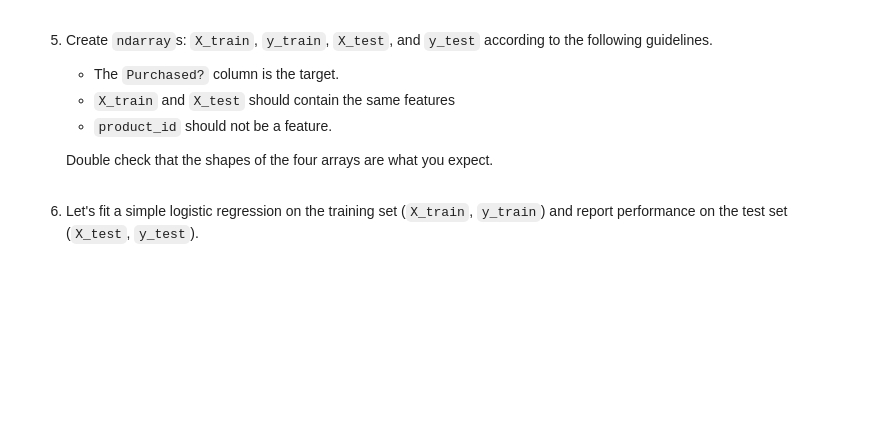
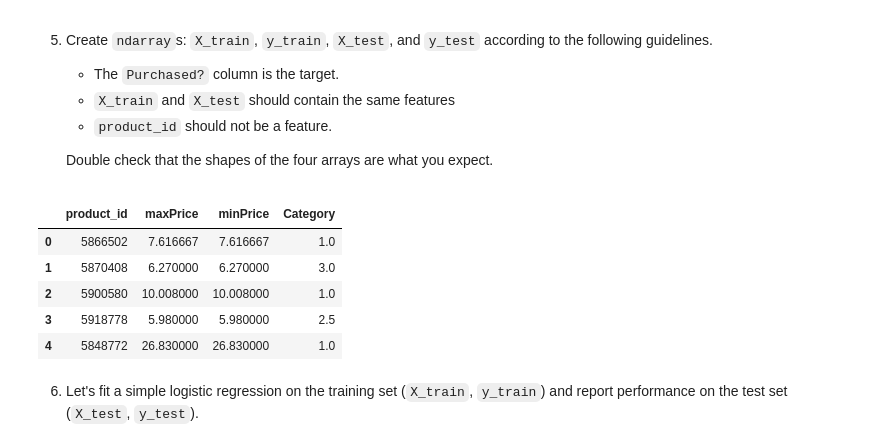
Before and after one commit to yinghu-math/mle9-yinghu, a Jupyter notebook: assignments/week-8-unsupervised-ML/nb/new-product-launch.ipynb, the cells around one changed output. Drawn from its saved outputs; the diff is of its cells as text; code cells hidden in the pictures; blank space fills up the shorter version.

```diff
--- a/assignments/week-8-unsupervised-ML/nb/new-product-launch.ipynb
+++ b/assignments/week-8-unsupervised-ML/nb/new-product-launch.ipynb
@@ -608,6 +605,15 @@ The purchase rate in new:
     Double check that the shapes of the four arrays are what you expect.
 # %%
 # YOUR CODE HERE
-y = new.pop('Purchased?')
-X = new.copy().drop(columns=['product_id'])
+y_test = new.pop('Purchased?').to_numpy()
+X_test = new.drop(columns=['product_id']).to_numpy()
+# %%
+new.head()
+# %% [output]
+|  | product_id | maxPrice | minPrice | Category |
+| 0 | 5866502 | 7.616667 | 7.616667 | 1.0 |
+| 1 | 5870408 | 6.270000 | 6.270000 | 3.0 |
+| 2 | 5900580 | 10.008000 | 10.008000 | 1.0 |
+| 3 | 5918778 | 5.980000 | 5.980000 | 2.5 |
+| 4 | 5848772 | 26.830000 | 26.830000 | 1.0 |
 # %%
```
Also changed, not shown: parts of 35 cells of this notebook.
